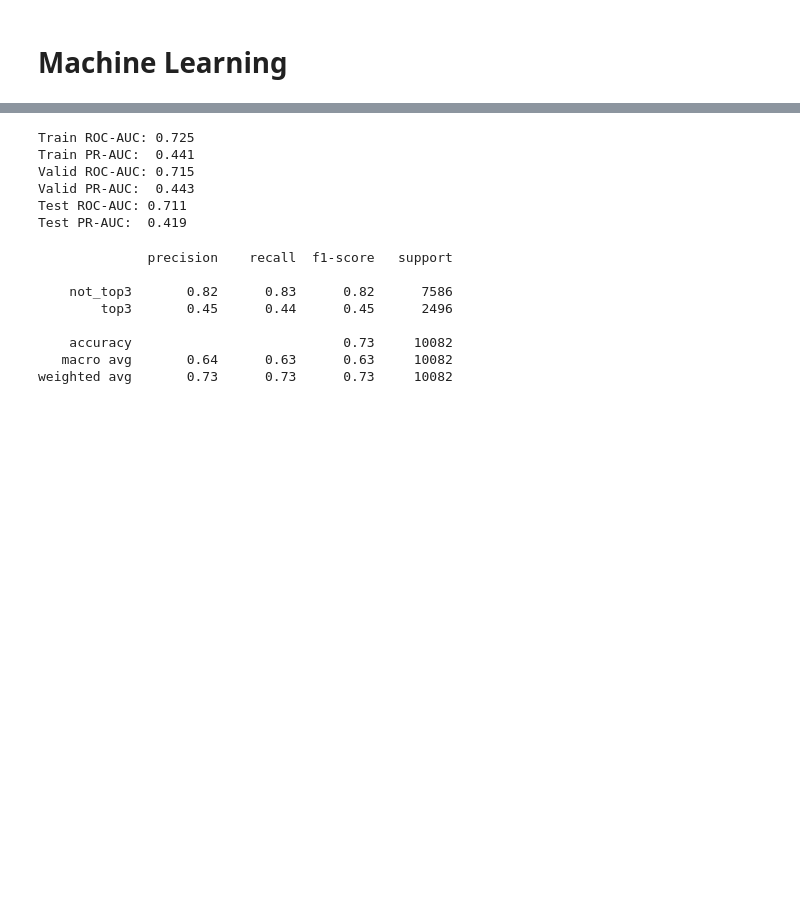
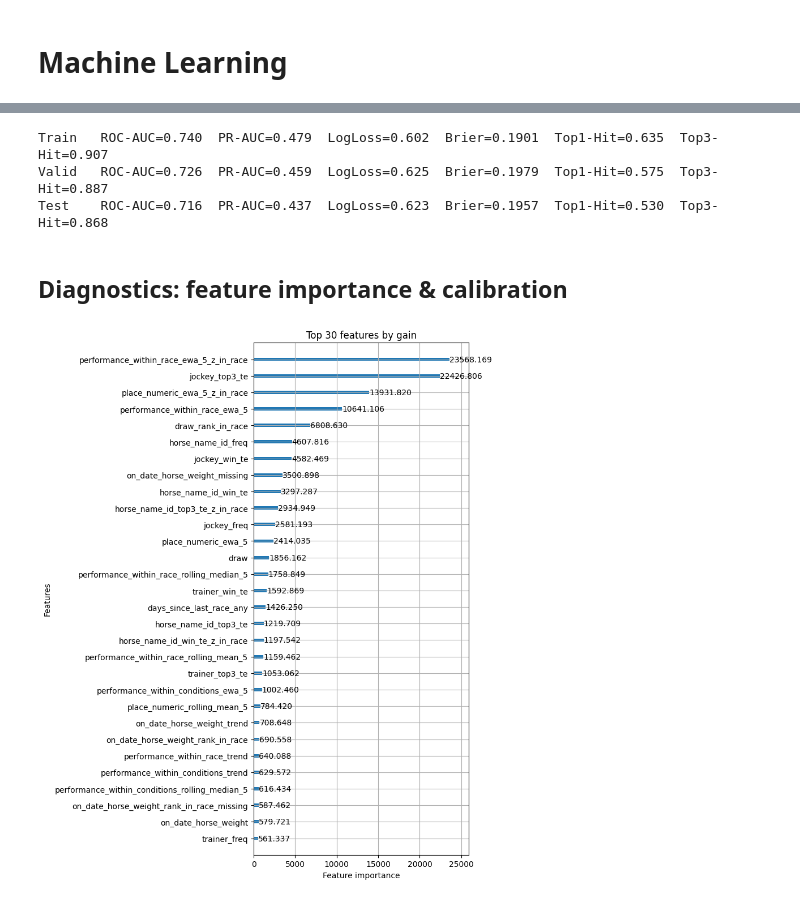
Before and after one commit to anton-schwarberg/Hongkong-Horse-Racing-Prediction, a Jupyter notebook: notebooks/ml.ipynb, the cells around one changed output, grey strips where cells are left out. Saved outputs shown, nothing was run; the diff lists cells and outputs as text; code cells hidden in the pictures; blank space fills up the shorter version.

```diff
--- a/notebooks/ml.ipynb
+++ b/notebooks/ml.ipynb
@@ -100,22 +109,29 @@ X_test,  y_test  = test[feature_cols],  test['top3']
 # %%
-pos_weight = (len(y_train) - y_train.sum()) / y_train.sum()
-clf = lgb.LGBMClassifier(
-    objective='binary',
-    n_estimators=1500,
-    learning_rate=0.03,
-    num_leaves=64,
+# Hyperparameters were retuned after observing that the previous setup
+# (num_leaves=64, lr=0.03) overfit after ~12 iterations. Smaller trees +
+# higher min_child_samples generalise better on this dataset.
+ranker = lgb.LGBMRanker(
+    objective='lambdarank',
+    metric='ndcg',
+    n_estimators=2000,
+    learning_rate=0.05,
+    num_leaves=31,
+    max_depth=6,
+    min_child_samples=100,
     subsample=0.8,
     colsample_bytree=0.8,
-    reg_alpha=1.0,
-    reg_lambda=3.0,
-    class_weight=None,
-    scale_pos_weight=pos_weight
+    reg_alpha=0.5,
+    reg_lambda=2.0,
+    random_state=RANDOM_STATE,
+    n_jobs=-1,
 )
 # %%
-clf.fit(
+ranker.fit(
     X_train, y_train,
+    group=g_train,
     eval_set=[(X_valid, y_valid)],
-    eval_metric='auc',
-    callbacks=[lgb.early_stopping(200)]
+    eval_group=[g_valid],
+    eval_at=[1, 3],
+    callbacks=[lgb.early_stopping(100), lgb.log_evaluation(period=50)],
 )
 # %% [output]
@@ -141,25 +208,24 @@ def report_metrics(split_name, y_true, y_pred):
 # %%
-report_metrics('Train', y_train, clf.predict_proba(X_train)[:, 1])
-report_metrics('Valid', y_valid, clf.predict_proba(X_valid)[:, 1])
-report_metrics('Test',  y_test,  clf.predict_proba(X_test)[:, 1])
+train_scores = ranker.predict(X_train)
+valid_scores = ranker.predict(X_valid)
+test_scores  = ranker.predict(X_test)
+
+_ = report('Train', train_scores, y_train, g_train)
+valid_probs = report('Valid', valid_scores, y_valid, g_valid)
+test_probs  = report('Test',  test_scores,  y_test,  g_test)
 # %% [output]
-Train ROC-AUC: 0.725
-Train PR-AUC:  0.441
-Valid ROC-AUC: 0.715
-Valid PR-AUC:  0.443
-Test ROC-AUC: 0.711
-Test PR-AUC:  0.419
+Train   ROC-AUC=0.740  PR-AUC=0.479  LogLoss=0.602  Brier=0.1901  Top1-Hit=0.635  Top3-Hit=0.907
+Valid   ROC-AUC=0.726  PR-AUC=0.459  LogLoss=0.625  Brier=0.1979  Top1-Hit=0.575  Top3-Hit=0.887
+Test    ROC-AUC=0.716  PR-AUC=0.437  LogLoss=0.623  Brier=0.1957  Top1-Hit=0.530  Top3-Hit=0.868
-# %%
-threshold = 0.35  # Beispiel: wähle einen sinnvollen Cutoff z.B. aus dem PR-Knick
-y_pred = (clf.predict_proba(X_valid)[:, 1] >= threshold).astype(int)
-
-print(classification_report(y_valid, y_pred, target_names=['not_top3', 'top3']))
-# %% [output]
-              precision    recall  f1-score   support
-
-    not_top3       0.82      0.83      0.82      7586
-        top3       0.45      0.44      0.45      2496
-
-    accuracy                           0.73     10082
-   macro avg       0.64      0.63      0.63     10082
-weighted avg       0.73      0.73      0.73     10082
+# %% [markdown]
+## Diagnostics: feature importance & calibration
+# %%
+fig, ax = plt.subplots(figsize=(8, 10))
+lgb.plot_importance(
+    ranker, ax=ax, max_num_features=30,
+    importance_type='gain', title='Top 30 features by gain',
+)
+plt.tight_layout()
+plt.show()
+# %% [output]
+[figure, added]
```
Also changed, not shown: parts of 16 cells of this notebook, 9 other files.
